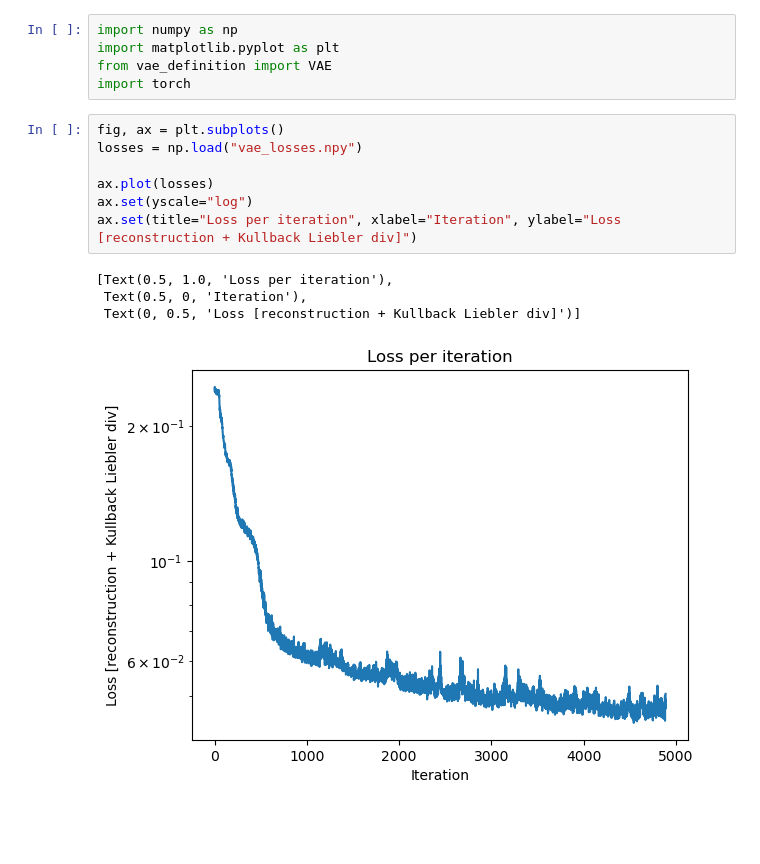
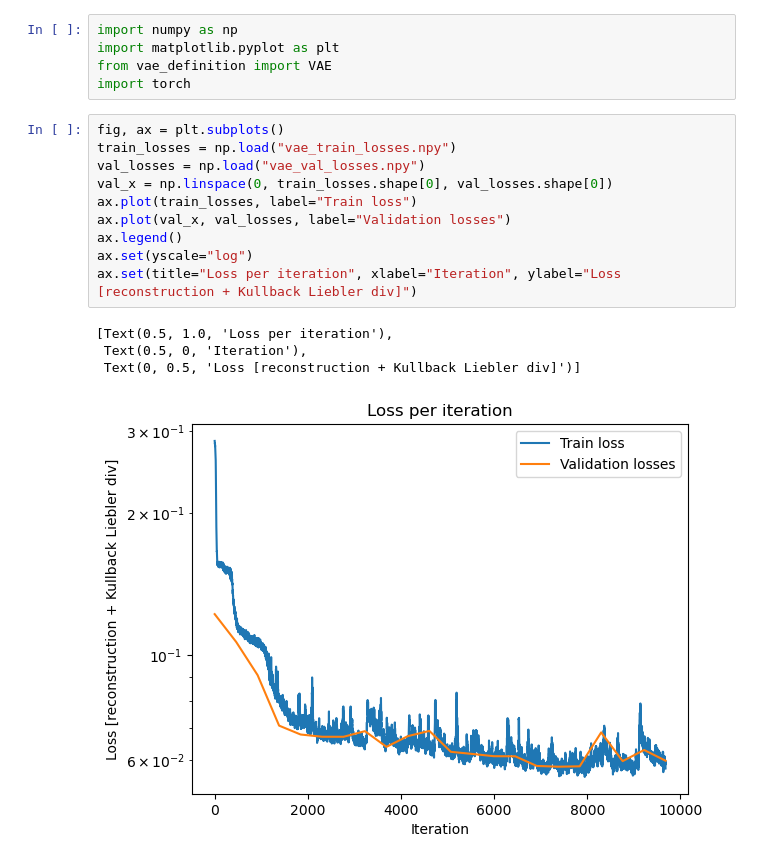
Before and after one commit to Lomholy/mcpl_approximation, a Jupyter notebook: VAE/vae_plotter.ipynb, the cells around one changed output. Saved outputs shown, nothing was run; the diff lists cells and outputs as text; blank space fills up the shorter version.

Commit message:
Update plotter and vae.py to make validation losses as well

```diff
--- a/VAE/vae_plotter.ipynb
+++ b/VAE/vae_plotter.ipynb
@@ -5,16 +5,19 @@ from vae_definition import VAE
 import torch
 # %%
 fig, ax = plt.subplots()
-losses = np.load("vae_losses.npy")
-
-ax.plot(losses)
+train_losses = np.load("vae_train_losses.npy")
+val_losses = np.load("vae_val_losses.npy")
+val_x = np.linspace(0, train_losses.shape[0], val_losses.shape[0])
+ax.plot(train_losses, label="Train loss")
+ax.plot(val_x, val_losses, label="Validation losses")
+ax.legend()
 ax.set(yscale="log")
 ax.set(title="Loss per iteration", xlabel="Iteration", ylabel="Loss [reconstruction + Kullback Liebler div]")
 # %% [output]
 [Text(0.5, 1.0, 'Loss per iteration'),
  Text(0.5, 0, 'Iteration'),
  Text(0, 0.5, 'Loss [reconstruction + Kullback Liebler div]')]
-[figure, old version]
+[figure, new version]
 # %%
 # sample_from_vae.py
 device = "mps"
```
Also changed, not shown: parts of 1 cell of this notebook, 1 other file.
